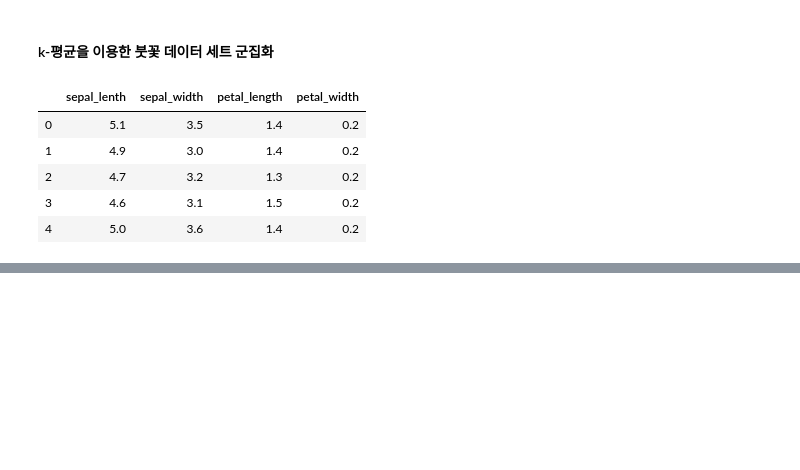
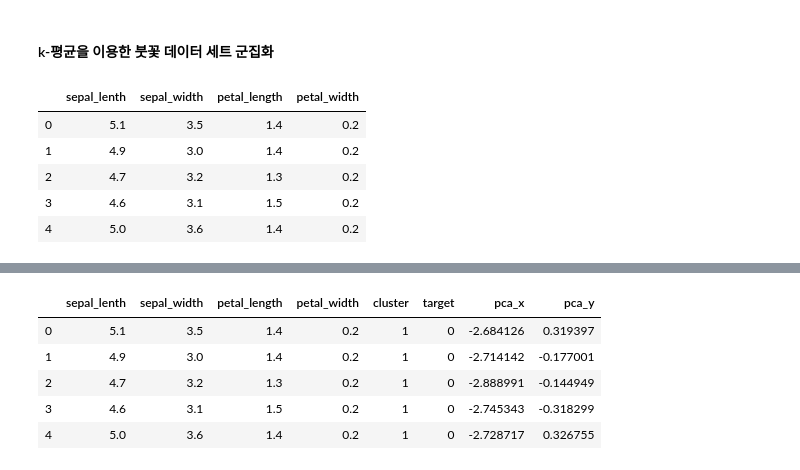
Before and after one commit to jeonprize/Machine_Learning, a Jupyter notebook: 7. 군집화.ipynb, the cells around one changed output, grey strips where cells are left out. Cells and saved outputs as stored; diff of their text form; code cells hidden in the pictures; blank space fills up the shorter version.

```diff
--- a/7. 군집화.ipynb
+++ b/7. 군집화.ipynb
@@ -34,0 +58,18 @@ iris_df.head()
+# %%
+from sklearn.decomposition import PCA
+
+pca = PCA(n_components=2)
+pca.fit(iris.data)
+iris_pca = pca.transform(iris.data)
+
+iris_df['pca_x'] = iris_pca[:,0]
+iris_df['pca_y'] = iris_pca[:,1]
+
+iris_df.head()
+# %% [output]
+|  | sepal_lenth | sepal_width | petal_length | petal_width | cluster | target | pca_x | pca_y |
+| 0 | 5.1 | 3.5 | 1.4 | 0.2 | 1 | 0 | -2.684126 | 0.319397 |
+| 1 | 4.9 | 3.0 | 1.4 | 0.2 | 1 | 0 | -2.714142 | -0.177001 |
+| 2 | 4.7 | 3.2 | 1.3 | 0.2 | 1 | 0 | -2.888991 | -0.144949 |
+| 3 | 4.6 | 3.1 | 1.5 | 0.2 | 1 | 0 | -2.745343 | -0.318299 |
+| 4 | 5.0 | 3.6 | 1.4 | 0.2 | 1 | 0 | -2.728717 | 0.326755 |
```
Also changed, not shown: parts of 14 cells of this notebook.
